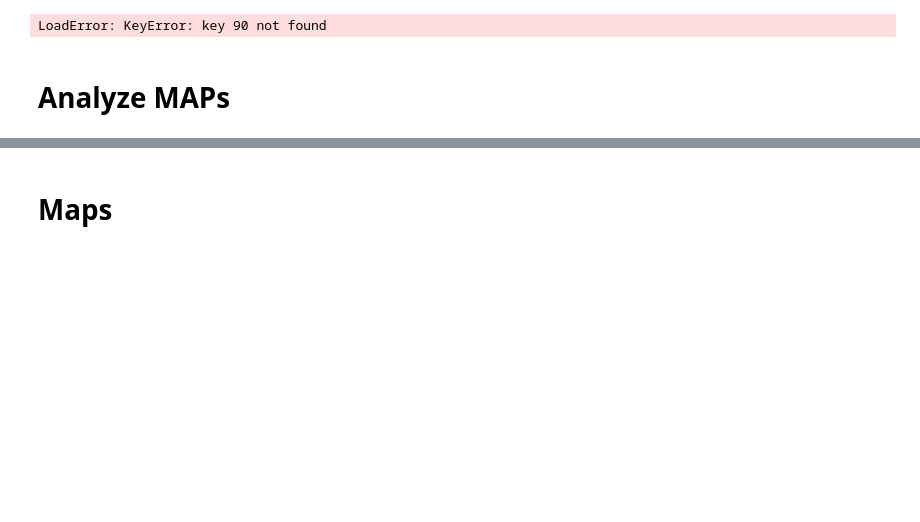
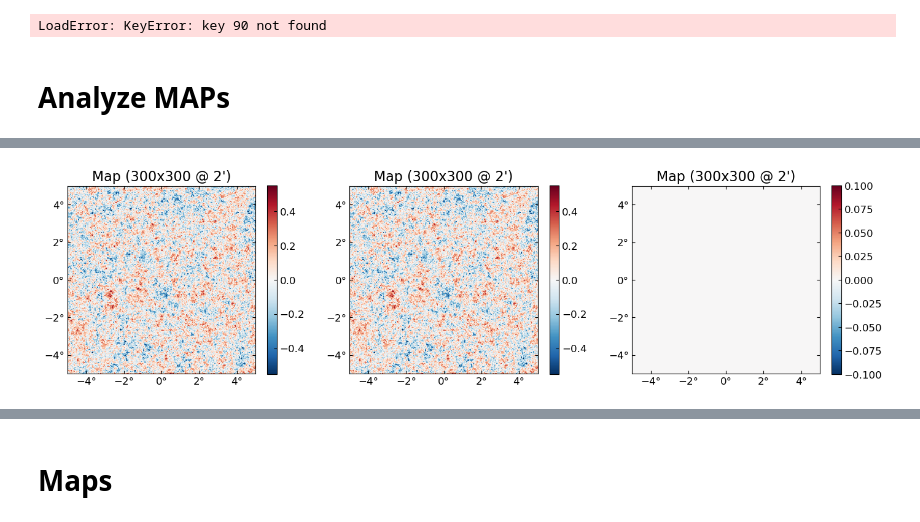
Before and after one commit to EmmanuelSchaan/SehgalRadioPolarizedSources, a Jupyter notebook: analyze_lensing.ipynb, the cells around one changed output, grey strips where cells are left out. Saved outputs shown, nothing was run; the diff lists cells and outputs as text; code cells hidden in the pictures; blank space fills up the shorter version.

```diff
--- a/analyze_lensing.ipynb
+++ b/analyze_lensing.ipynb
@@ -150,0 +144,4 @@ MAPs = CMBLensing.Chains(load(datadir("MAPs", savename((;survey,freq,ℓmax_data
+# %%
+plot([∇²] .* [batchindex(MAPs[1][:nofg,:fgcov].ϕ,1) batchindex(MAPs[1][:corrfg,:fgcov].ϕ,1) batchindex(MAPs[1][:corrfg,:fgcov].ϕ - MAPs[1][:nofg,:fgcov].ϕ,1)])
+# %% [output]
+[figure, added]
```
Also changed, not shown: parts of 11 cells of this notebook, 1 other file.
